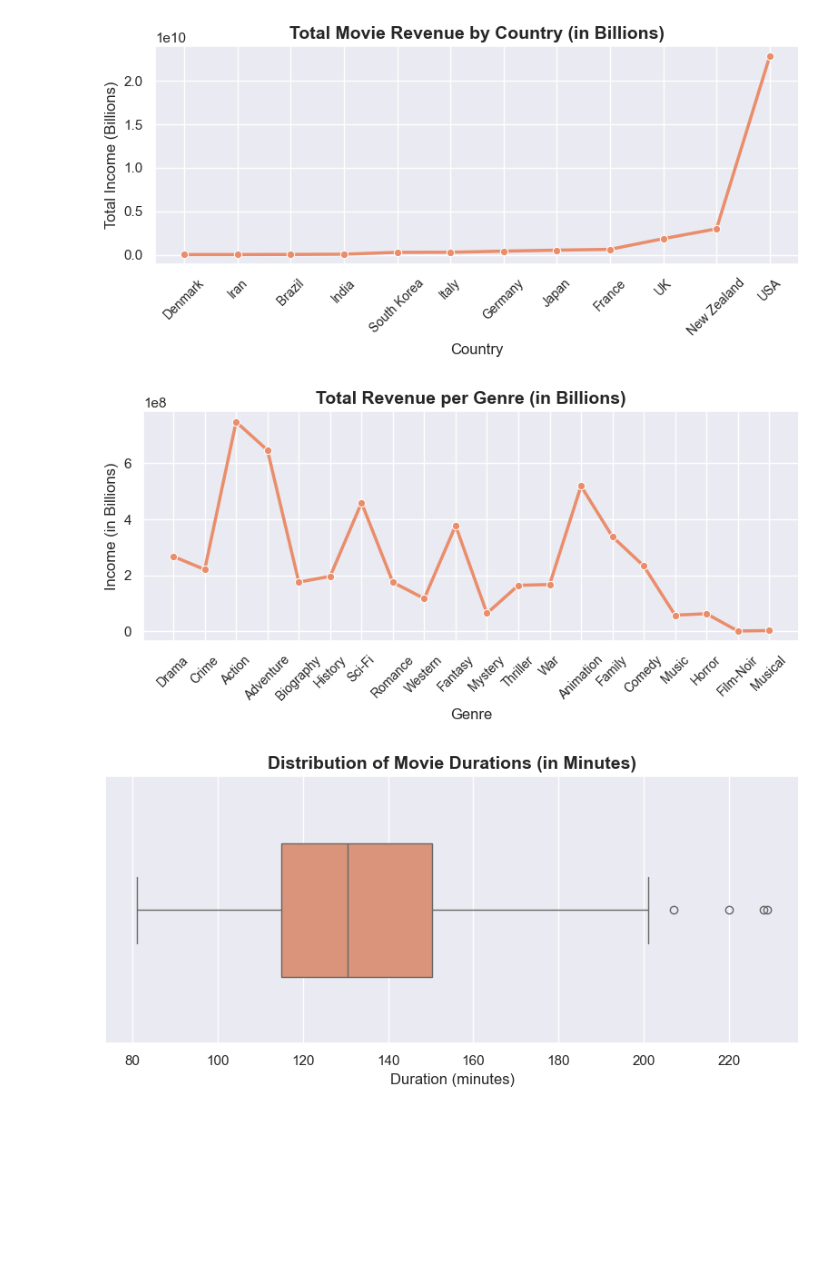
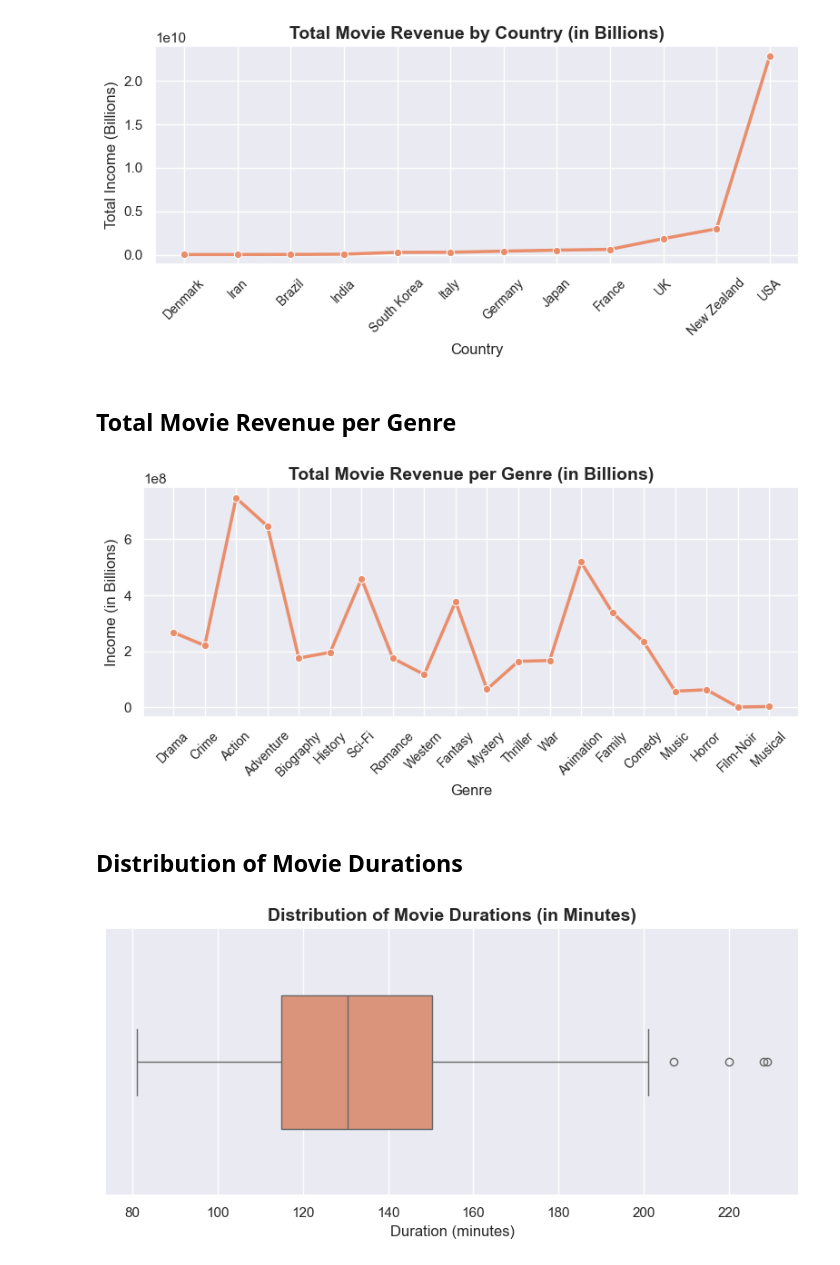
Before and after one commit to magdalena-ivanova-ds/EDA-Projects, a Jupyter notebook: food_sales/movies.ipynb, the cells around one changed output. Cells and saved outputs as stored; diff of their text form; code cells hidden in the pictures; blank space fills up the shorter version.

```diff
--- a/food_sales/movies.ipynb
+++ b/food_sales/movies.ipynb
@@ -408,3 +378,5 @@ plt.savefig("plots/plot1.png", bbox_inches="tight")
 plt.show()
 # %% [output]
 [figure]
+# %% [markdown]
+## Total Movie Revenue per Genre
@@ -411,16 +395,18 @@ plt.show()
 # %%
 #Create the plot and customize it
 plt.figure(figsize=(8,4), dpi=100)
 sns.lineplot(y='Income', x='Genre', data=melted_genres, errorbar=None, marker="o", linewidth=2.5)
-plt.title("Total Revenue per Genre (in Billions)", fontsize=14, fontweight="bold")
+plt.title("Total Movie Revenue per Genre (in Billions)", fontsize=14, fontweight="bold")
 plt.xlabel('Genre', fontsize=12)
 plt.ylabel("Income (in Billions)", fontsize=12)
 plt.xticks(rotation=45, fontsize=10)
 plt.tight_layout()
 plt.savefig("plots/plot2.png", bbox_inches="tight")
 plt.show()
 # %% [output]
-[figure, old version]
+[figure, new version]
+# %% [markdown]
+## Distribution of Movie Durations
 # %%
 #Create the plot and customize it
 plt.figure(figsize=(8,4), dpi=100)
```
Also changed, not shown: parts of 21 cells of this notebook.
